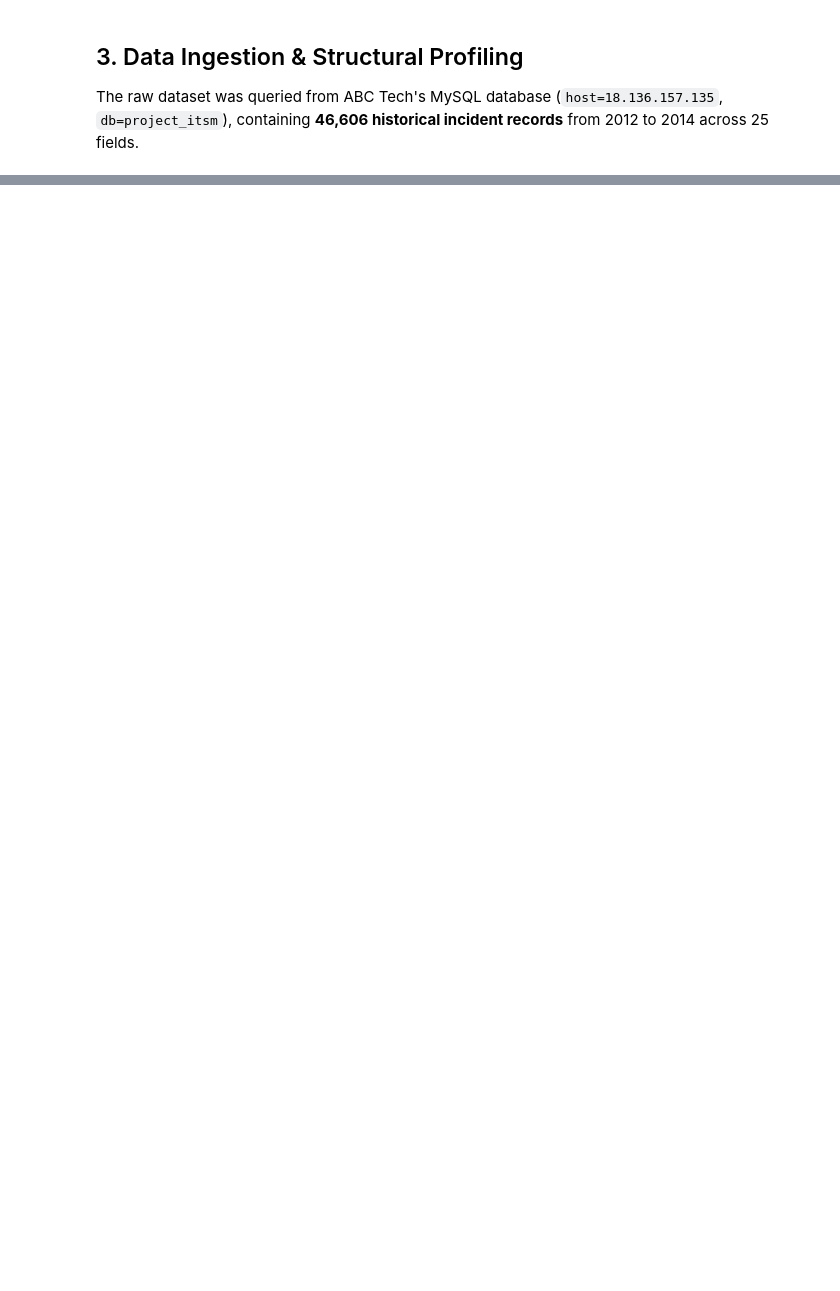
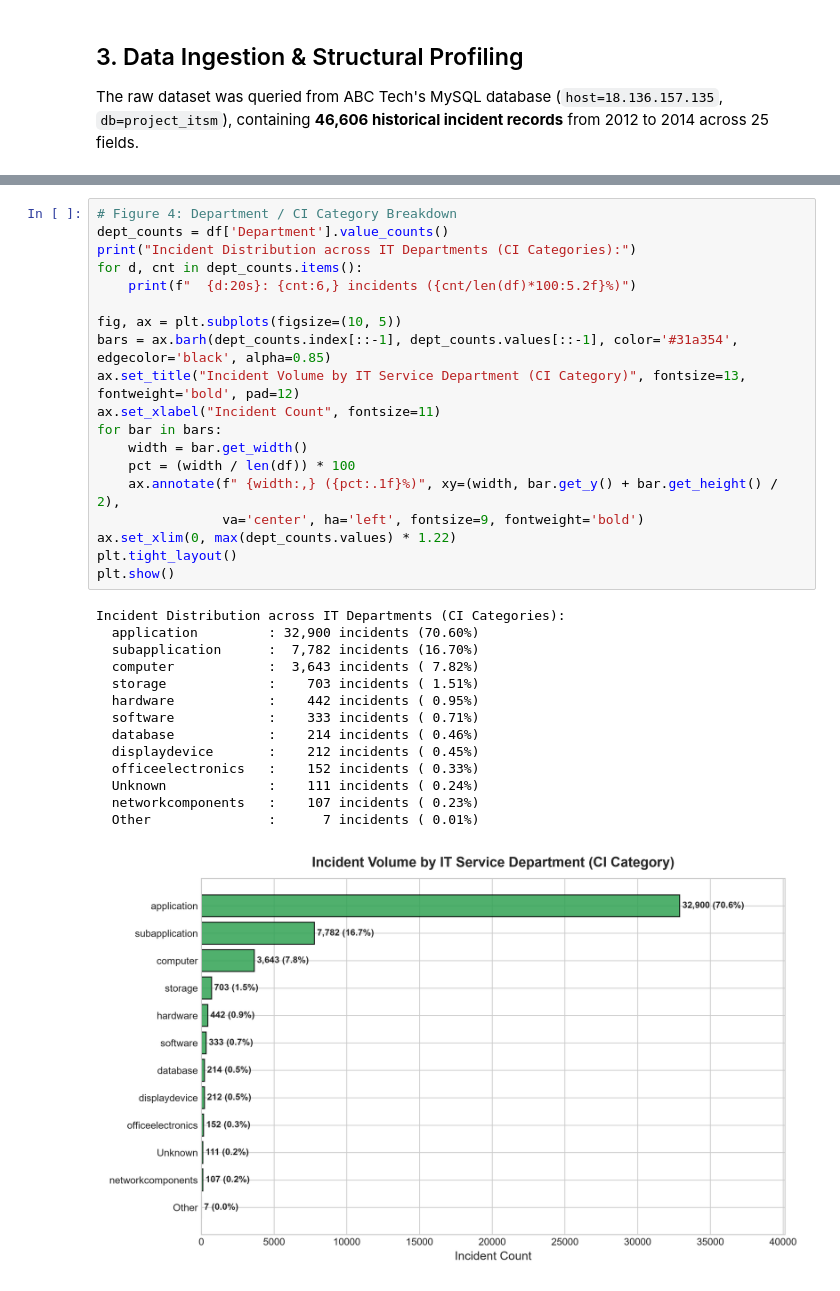
Before and after one commit to dhruvpatel-php/itsm-incident-intelligence-ml, a Jupyter notebook: notebooks/ITSM_Machine_Learning_Capstone.ipynb, the cells around one changed output, grey strips where cells are left out. Saved outputs shown, nothing was run; the diff lists cells and outputs as text; blank space fills up the shorter version.

```diff
--- a/notebooks/ITSM_Machine_Learning_Capstone.ipynb
+++ b/notebooks/ITSM_Machine_Learning_Capstone.ipynb
@@ -193,0 +301,34 @@ p4_results = build_rfc_and_assets()
+# %%
+# Figure 4: Department / CI Category Breakdown
+dept_counts = df['Department'].value_counts()
+print("Incident Distribution across IT Departments (CI Categories):")
+for d, cnt in dept_counts.items():
+    print(f"  {d:20s}: {cnt:6,} incidents ({cnt/len(df)*100:5.2f}%)")
+
+fig, ax = plt.subplots(figsize=(10, 5))
+bars = ax.barh(dept_counts.index[::-1], dept_counts.values[::-1], color='#31a354', edgecolor='black', alpha=0.85)
+ax.set_title("Incident Volume by IT Service Department (CI Category)", fontsize=13, fontweight='bold', pad=12)
+ax.set_xlabel("Incident Count", fontsize=11)
+for bar in bars:
+    width = bar.get_width()
+    pct = (width / len(df)) * 100
+    ax.annotate(f" {width:,} ({pct:.1f}%)", xy=(width, bar.get_y() + bar.get_height() / 2),
+                va='center', ha='left', fontsize=9, fontweight='bold')
+ax.set_xlim(0, max(dept_counts.values) * 1.22)
+plt.tight_layout()
+plt.show()
+# %% [output]
+Incident Distribution across IT Departments (CI Categories):
+  application         : 32,900 incidents (70.60%)
+  subapplication      :  7,782 incidents (16.70%)
+  computer            :  3,643 incidents ( 7.82%)
+  storage             :    703 incidents ( 1.51%)
+  hardware            :    442 incidents ( 0.95%)
+  software            :    333 incidents ( 0.71%)
+  database            :    214 incidents ( 0.46%)
+  displaydevice       :    212 incidents ( 0.45%)
+  officeelectronics   :    152 incidents ( 0.33%)
+  Unknown             :    111 incidents ( 0.24%)
+  networkcomponents   :    107 incidents ( 0.23%)
+  Other               :      7 incidents ( 0.01%)
+[figure, added]
```
Also changed, not shown: parts of 42 cells of this notebook, 2 other files.
